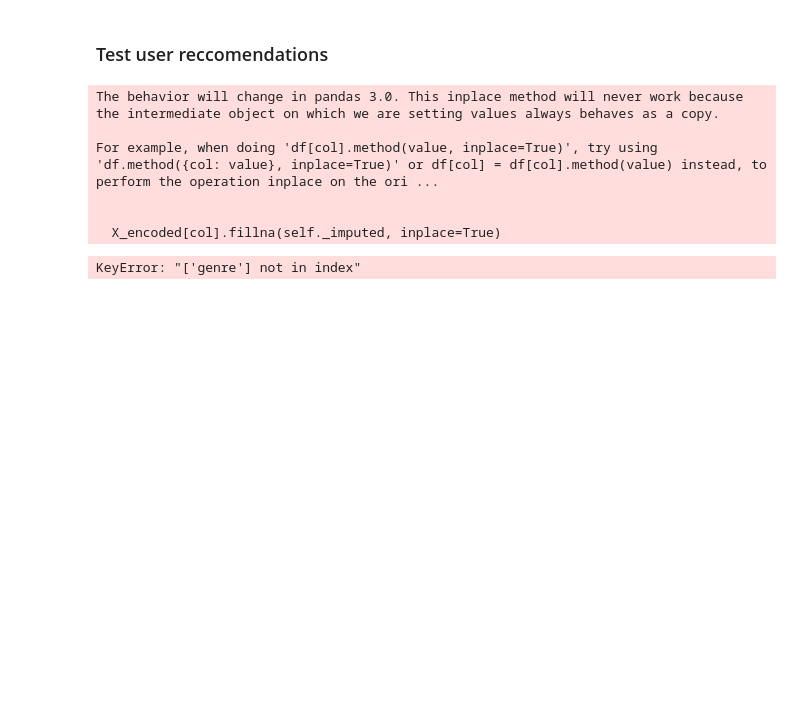
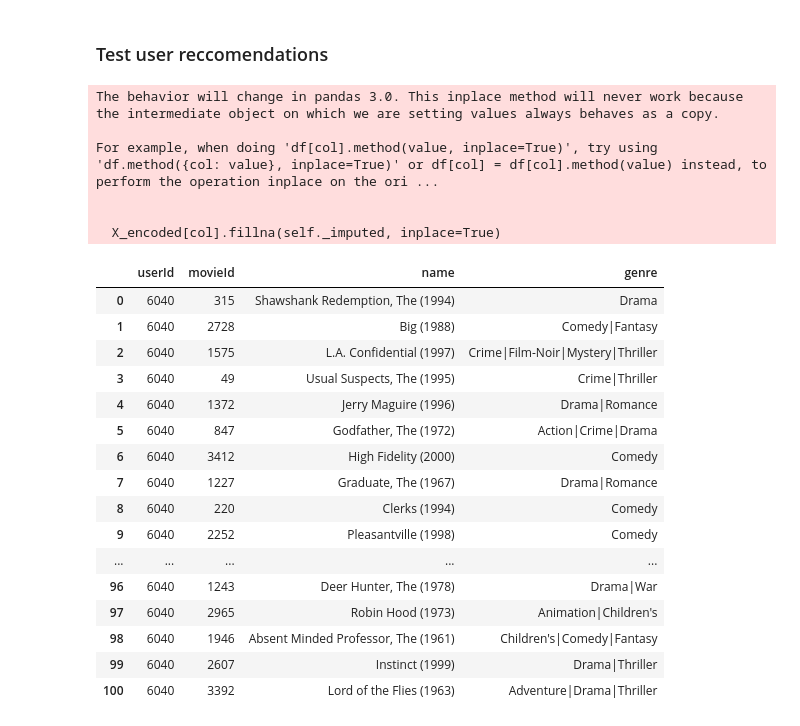
Before and after one commit to galuzina-k/RecSys_thesis, a Jupyter notebook: RecSys/notebooks/AutoInt.ipynb, the cells around one changed output. Drawn from its saved outputs; the diff is of its cells as text; code cells hidden in the pictures; blank space fills up the shorter version.

Commit message:
AutoInt bug during test fixed

```diff
--- a/RecSys/notebooks/AutoInt.ipynb
+++ b/RecSys/notebooks/AutoInt.ipynb
@@ -365,27 +365,47 @@ For example, when doing 'df[col].method(value, inplace=True)', try using 'df.met
  'Novelty (EPC)': tensor(0.5386)}
 # %% [markdown]
 ### Test user reccomendations
+# %%
+pd.set_option("display.max_rows", 102)
+
+df_test_user["action"] = df_test_user["label"]
 # %%
 df_test_user = (
     df_test_user[["userId", "movieId", "action"]]
     .merge(user_cat, on="userId")
     .merge(user_num, on="userId")
     .merge(movie_cat, on="movieId")
     .rename(columns={"action": "label"})
 )
 df_test_user["rating_pred"] = tabular_model.predict(df_test_user)["1_probability"]
 
 display(
-    df_test_user.loc[df_test_user.userId == df_test_user["userId"].max()]
+    df_test_user.loc[df_test_user.userId == df_test_user["userId"].max(), ["userId", "movieId", "rating_pred"]]
     .sort_values(by="rating_pred", ascending=False)
     .merge(df_movies, on="movieId")
     .loc[:100, ["userId", "movieId", "name", "genre"]]
 )
 # %% [output]
 The behavior will change in pandas 3.0. This inplace method will never work because the intermediate object on which we are setting values always behaves as a copy.
 
 For example, when doing 'df[col].method(value, inplace=True)', try using 'df.method({col: value}, inplace=True)' or df[col] = df[col].method(value) instead, to perform the operation inplace on the ori ...
 
 
   X_encoded[col].fillna(self._imputed, inplace=True)
-KeyError: "['genre'] not in index"
+|  | userId | movieId | name | genre |
+| 0 | 6040 | 315 | Shawshank Redemption, The (1994) | Drama |
+| 1 | 6040 | 2728 | Big (1988) | Comedy|Fantasy |
+| 2 | 6040 | 1575 | L.A. Confidential (1997) | Crime|Film-Noir|Mystery|Thriller |
+| 3 | 6040 | 49 | Usual Suspects, The (1995) | Crime|Thriller |
+| 4 | 6040 | 1372 | Jerry Maguire (1996) | Drama|Romance |
+| 5 | 6040 | 847 | Godfather, The (1972) | Action|Crime|Drama |
+| 6 | 6040 | 3412 | High Fidelity (2000) | Comedy |
+| 7 | 6040 | 1227 | Graduate, The (1967) | Drama|Romance |
+| 8 | 6040 | 220 | Clerks (1994) | Comedy |
+| 9 | 6040 | 2252 | Pleasantville (1998) | Comedy |
+| ... | ... | ... | ... | ... |
+| 96 | 6040 | 1243 | Deer Hunter, The (1978) | Drama|War |
+| 97 | 6040 | 2965 | Robin Hood (1973) | Animation|Children's |
+| 98 | 6040 | 1946 | Absent Minded Professor, The (1961) | Children's|Comedy|Fantasy |
+| 99 | 6040 | 2607 | Instinct (1999) | Drama|Thriller |
+| 100 | 6040 | 3392 | Lord of the Flies (1963) | Adventure|Drama|Thriller |
```
Also changed, not shown: parts of 1 cell of this notebook.
